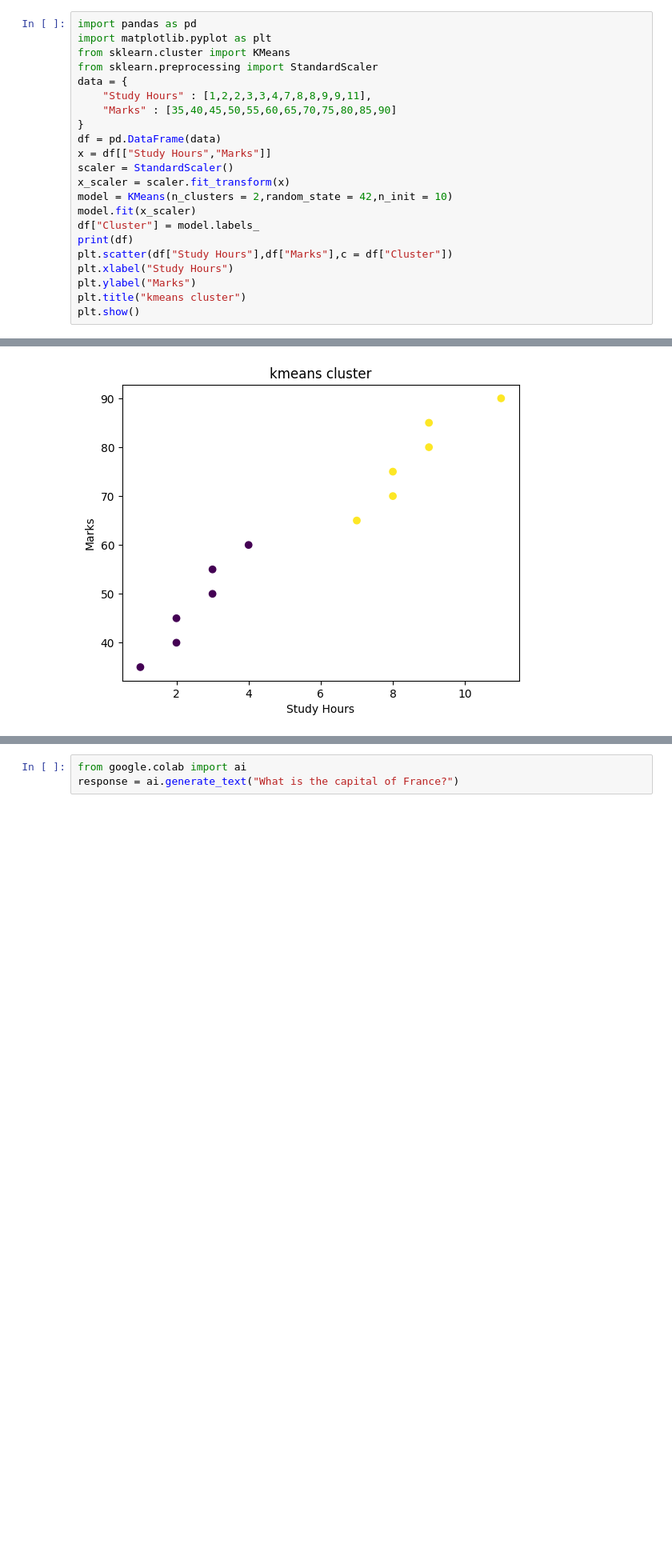
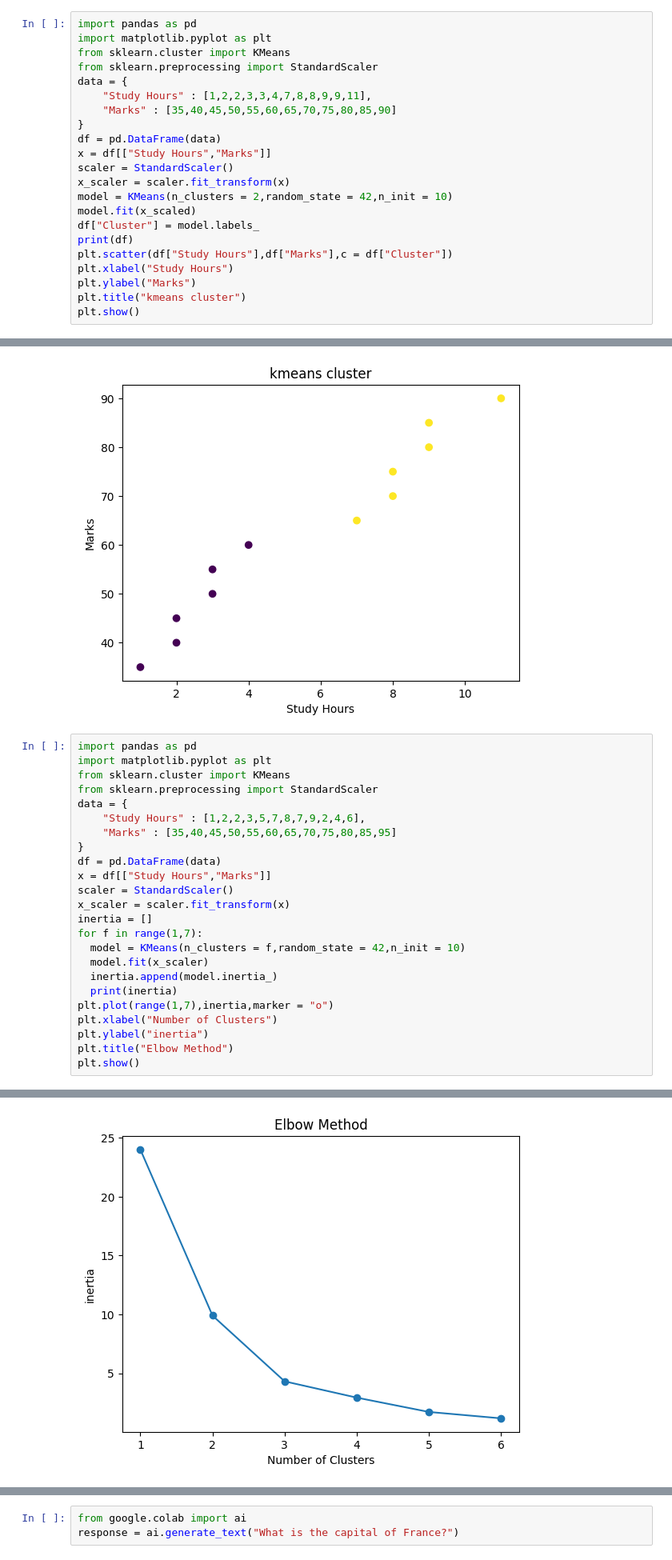
Before and after one commit to archoudhary698-stack/DocuMind-AI, a Jupyter notebook: Copy_of_Welcome_To_Colab.ipynb, the cells around one changed output, grey strips where cells are left out. Shown at 80% size. Saved outputs shown, nothing was run; the diff lists cells and outputs as text; blank space fills up the shorter version.

```diff
--- a/Copy_of_Welcome_To_Colab.ipynb
+++ b/Copy_of_Welcome_To_Colab.ipynb
@@ -1352,7 +1352,7 @@ x = df[["Study Hours","Marks"]]
 scaler = StandardScaler()
 x_scaler = scaler.fit_transform(x)
 model = KMeans(n_clusters = 2,random_state = 42,n_init = 10)
-model.fit(x_scaler)
+model.fit(x_scaled)
 df["Cluster"] = model.labels_
 print(df)
 plt.scatter(df["Study Hours"],df["Marks"],c = df["Cluster"])
@@ -1375,3 +1375,28 @@ plt.show()
 10            9     85        1
 11           11     90        1
 [figure]
+# %%
+import pandas as pd
+import matplotlib.pyplot as plt
+from sklearn.cluster import KMeans
+from sklearn.preprocessing import StandardScaler
+data = {
+    "Study Hours" : [1,2,2,3,5,7,8,7,9,2,4,6],
+    "Marks" : [35,40,45,50,55,60,65,70,75,80,85,95]
+}
+df = pd.DataFrame(data)
+x = df[["Study Hours","Marks"]]
+scaler = StandardScaler()
+x_scaler = scaler.fit_transform(x)
+inertia = []
+for f in range(1,7):
+  model = KMeans(n_clusters = f,random_state = 42,n_init = 10)
+  model.fit(x_scaler)
+  inertia.append(model.inertia_)
+  print(inertia)
+plt.plot(range(1,7),inertia,marker = "o")
+plt.xlabel("Number of Clusters")
+plt.ylabel("inertia")
+plt.title("Elbow Method")
+plt.show()
+# %% [output]
@@ -1377,0 +1409 @@ plt.show()
+[figure, added]
```
Also changed, not shown: parts of 2 cells of this notebook.
